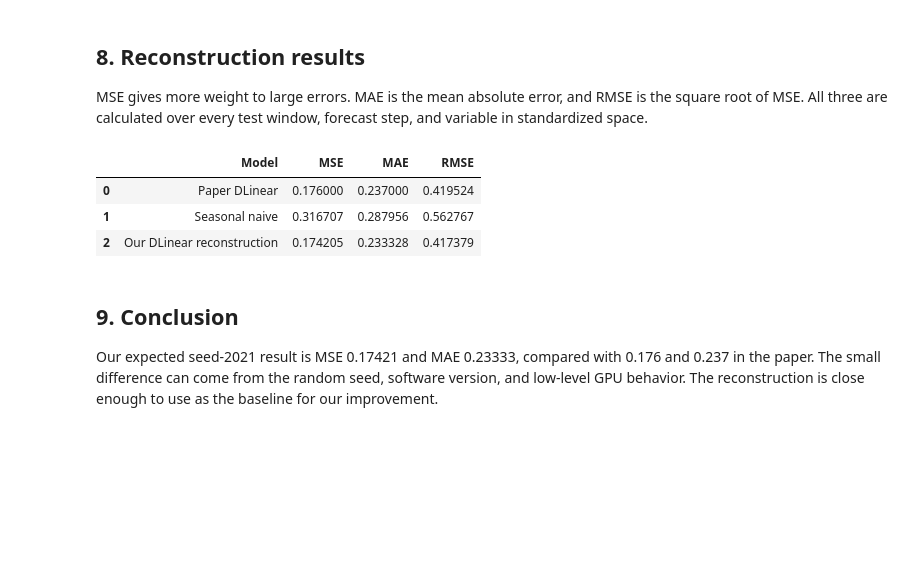
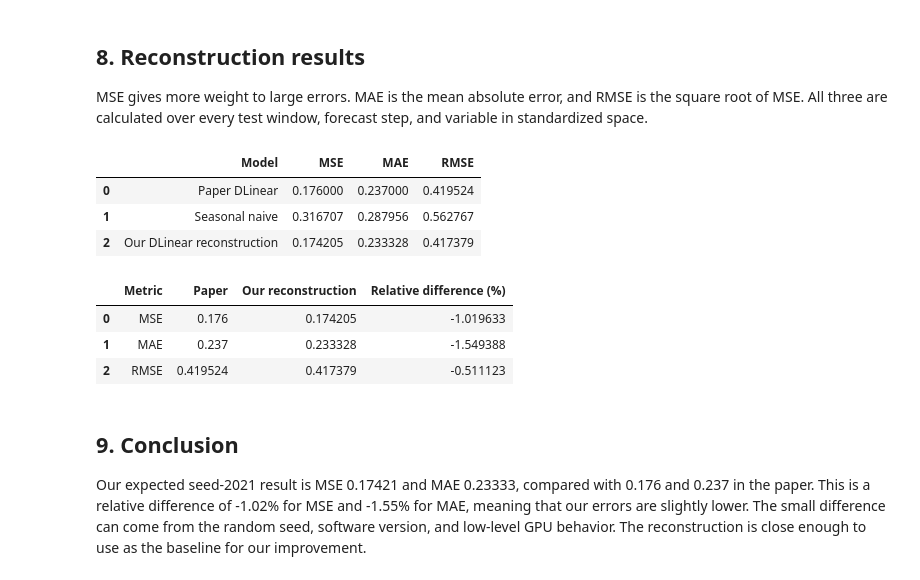
Before and after one commit to Etaiwi/long-horizon-time-series-forecasting, a Jupyter notebook: notebooks/01_dlinear_reconstruction.ipynb, the cells around one changed output. Saved outputs shown, nothing was run; the diff lists cells and outputs as text; code cells hidden in the pictures; blank space fills up the shorter version.

Commit message:
Clarify DLinear reconstruction difference

```diff
--- a/notebooks/01_dlinear_reconstruction.ipynb
+++ b/notebooks/01_dlinear_reconstruction.ipynb
@@ -275,26 +275,45 @@ window, forecast step, and variable in standardized space.
 # %%
 model_metrics = evaluate_predictions(
     lambda inputs, targets: model(inputs.to(DEVICE)).cpu(),
     loaders["test"],
 )
 
 comparison = pd.DataFrame(
     [
         {"Model": "Paper DLinear", "MSE": 0.176, "MAE": 0.237, "RMSE": 0.176**0.5},
         {"Model": "Seasonal naive", **baseline_metrics},
         {"Model": "Our DLinear reconstruction", **model_metrics},
     ]
 )
-comparison
+
+relative_comparison = pd.DataFrame(
+    {
+        "Metric": ["MSE", "MAE", "RMSE"],
+        "Paper": comparison.loc[0, ["MSE", "MAE", "RMSE"]].to_numpy(),
+        "Our reconstruction": comparison.loc[2, ["MSE", "MAE", "RMSE"]].to_numpy(),
+    }
+)
+relative_comparison["Relative difference (%)"] = 100 * (
+    relative_comparison["Our reconstruction"] - relative_comparison["Paper"]
+) / relative_comparison["Paper"]
+
+display(comparison)
+relative_comparison
 # %% [output]
 |  | Model | MSE | MAE | RMSE |
 | 0 | Paper DLinear | 0.176000 | 0.237000 | 0.419524 |
 | 1 | Seasonal naive | 0.316707 | 0.287956 | 0.562767 |
 | 2 | Our DLinear reconstruction | 0.174205 | 0.233328 | 0.417379 |
+|  | Metric | Paper | Our reconstruction | Relative difference (%) |
+| 0 | MSE | 0.176 | 0.174205 | -1.019633 |
+| 1 | MAE | 0.237 | 0.233328 | -1.549388 |
+| 2 | RMSE | 0.419524 | 0.417379 | -0.511123 |
 # %% [markdown]
 ## 9. Conclusion
 
 Our expected seed-2021 result is MSE 0.17421 and MAE 0.23333, compared
-with 0.176 and 0.237 in the paper. The small difference can come from the
-random seed, software version, and low-level GPU behavior. The reconstruction
-is close enough to use as the baseline for our improvement.
+with 0.176 and 0.237 in the paper. This is a relative difference of -1.02%
+for MSE and -1.55% for MAE, meaning that our errors are slightly lower. The
+small difference can come from the random seed, software version, and low-level
+GPU behavior. The reconstruction is close enough to use as the baseline for
+our improvement.
```
Also changed, not shown: parts of 1 cell of this notebook.
